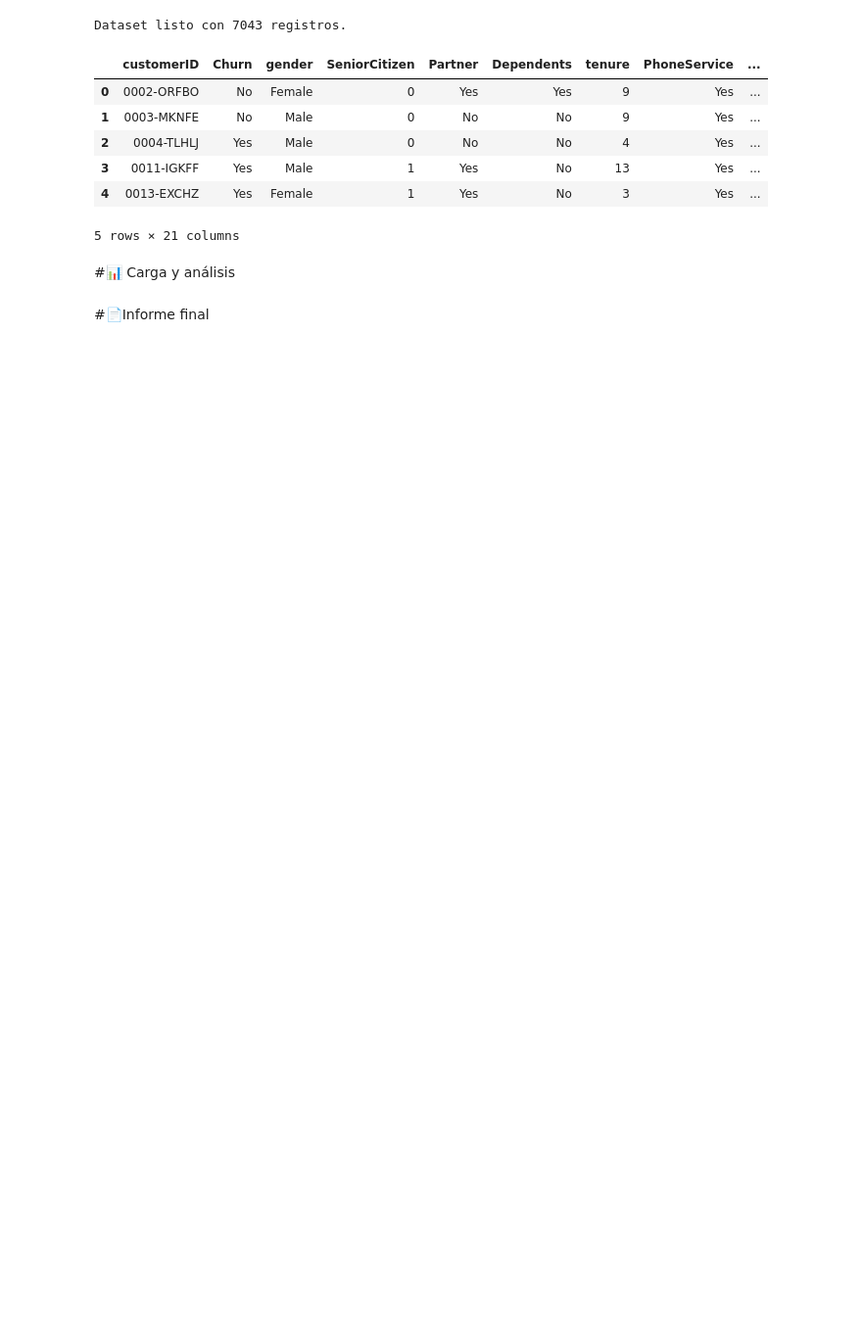
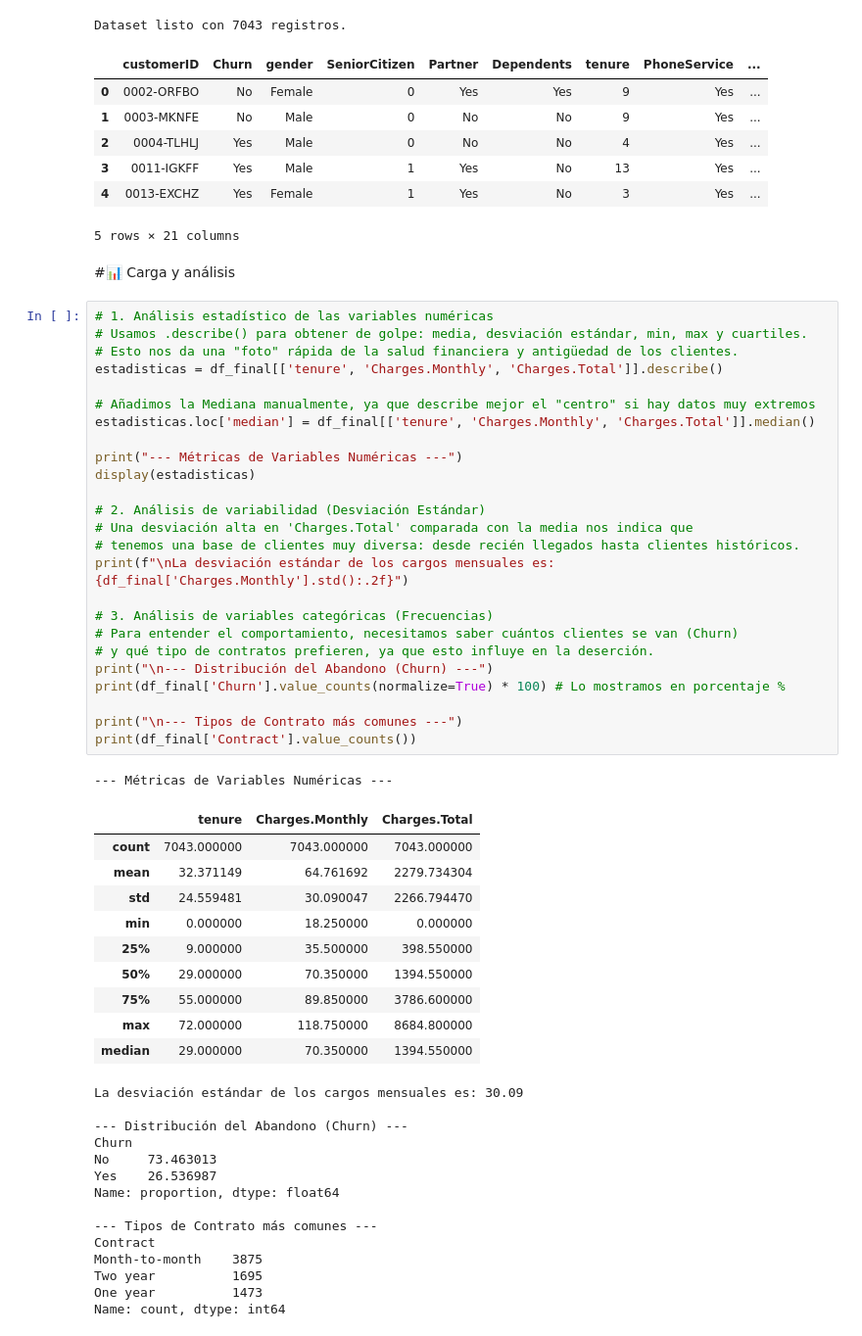
Before and after one commit to Charlez42/ejercicio-telecomx, a Jupyter notebook: TelecomX_LATAM_FUENTES.ipynb, the cells around one changed output. Shown at 98% size. Drawn from its saved outputs; the diff is of its cells as text; blank space fills up the shorter version.

```diff
--- a/TelecomX_LATAM_FUENTES.ipynb
+++ b/TelecomX_LATAM_FUENTES.ipynb
@@ -66,5 +66,54 @@ Dataset listo con 7043 registros.
 5 rows × 21 columns
 # %% [markdown]
 #📊 Carga y análisis
-# %% [markdown]
-#📄Informe final
+# %%
+# 1. Análisis estadístico de las variables numéricas
+# Usamos .describe() para obtener de golpe: media, desviación estándar, min, max y cuartiles.
+# Esto nos da una "foto" rápida de la salud financiera y antigüedad de los clientes.
+estadisticas = df_final[['tenure', 'Charges.Monthly', 'Charges.Total']].describe()
+
+# Añadimos la Mediana manualmente, ya que describe mejor el "centro" si hay datos muy extremos
+estadisticas.loc['median'] = df_final[['tenure', 'Charges.Monthly', 'Charges.Total']].median()
+
+print("--- Métricas de Variables Numéricas ---")
+display(estadisticas)
+
+# 2. Análisis de variabilidad (Desviación Estándar)
+# Una desviación alta en 'Charges.Total' comparada con la media nos indica que
+# tenemos una base de clientes muy diversa: desde recién llegados hasta clientes históricos.
+print(f"\nLa desviación estándar de los cargos mensuales es: {df_final['Charges.Monthly'].std():.2f}")
+
+# 3. Análisis de variables categóricas (Frecuencias)
+# Para entender el comportamiento, necesitamos saber cuántos clientes se van (Churn)
+# y qué tipo de contratos prefieren, ya que esto influye en la deserción.
+print("\n--- Distribución del Abandono (Churn) ---")
+print(df_final['Churn'].value_counts(normalize=True) * 100) # Lo mostramos en porcentaje %
+
+print("\n--- Tipos de Contrato más comunes ---")
+print(df_final['Contract'].value_counts())
+# %% [output]
+--- Métricas de Variables Numéricas ---
+|  | tenure | Charges.Monthly | Charges.Total |
+| count | 7043.000000 | 7043.000000 | 7043.000000 |
+| mean | 32.371149 | 64.761692 | 2279.734304 |
+| std | 24.559481 | 30.090047 | 2266.794470 |
+| min | 0.000000 | 18.250000 | 0.000000 |
+| 25% | 9.000000 | 35.500000 | 398.550000 |
+| 50% | 29.000000 | 70.350000 | 1394.550000 |
+| 75% | 55.000000 | 89.850000 | 3786.600000 |
+| max | 72.000000 | 118.750000 | 8684.800000 |
+| median | 29.000000 | 70.350000 | 1394.550000 |
+La desviación estándar de los cargos mensuales es: 30.09
+
+--- Distribución del Abandono (Churn) ---
+Churn
+No     73.463013
+Yes    26.536987
+Name: proportion, dtype: float64
+
+--- Tipos de Contrato más comunes ---
+Contract
+Month-to-month    3875
+Two year          1695
+One year          1473
+Name: count, dtype: int64
```
Also changed, not shown: parts of 6 cells of this notebook.
